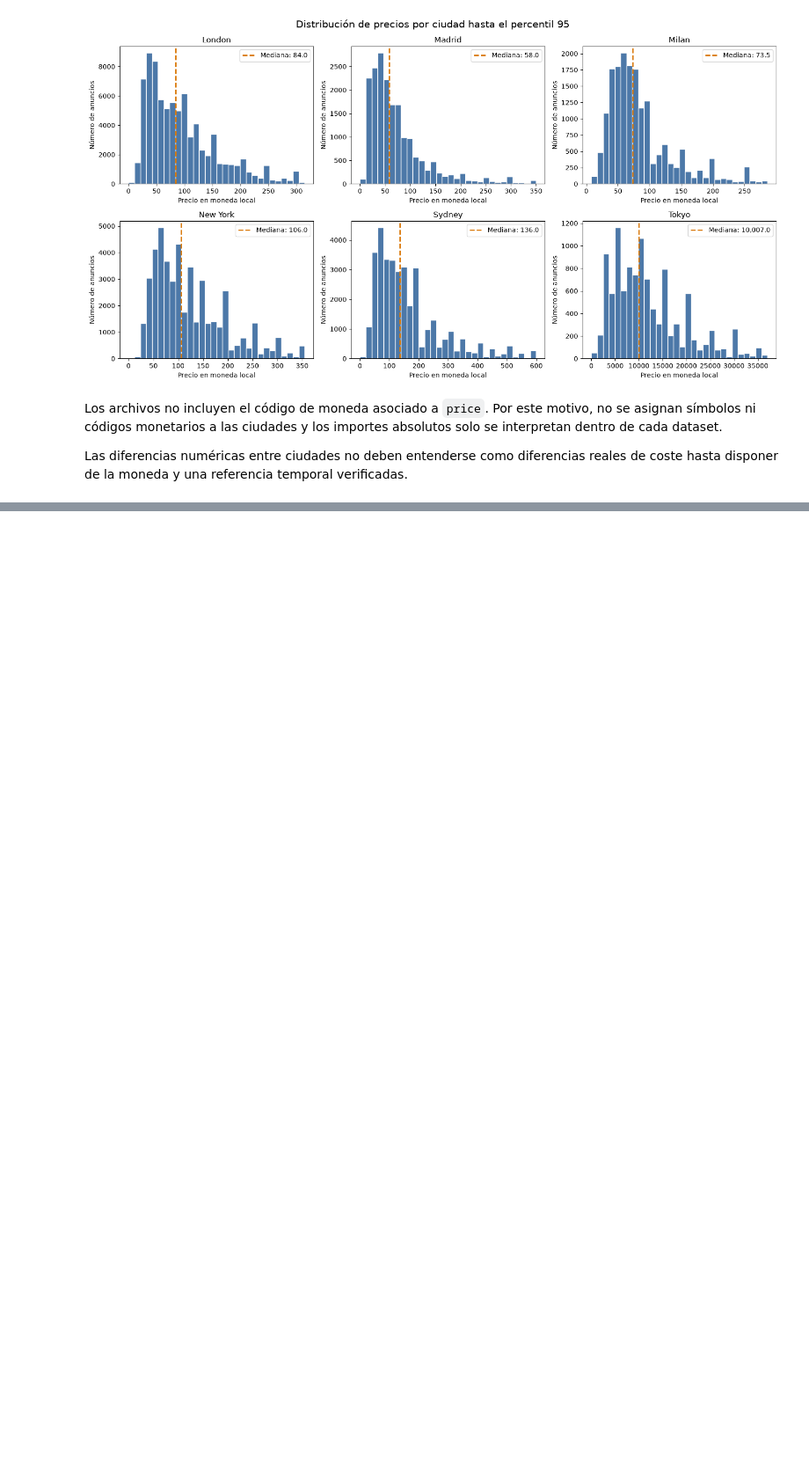
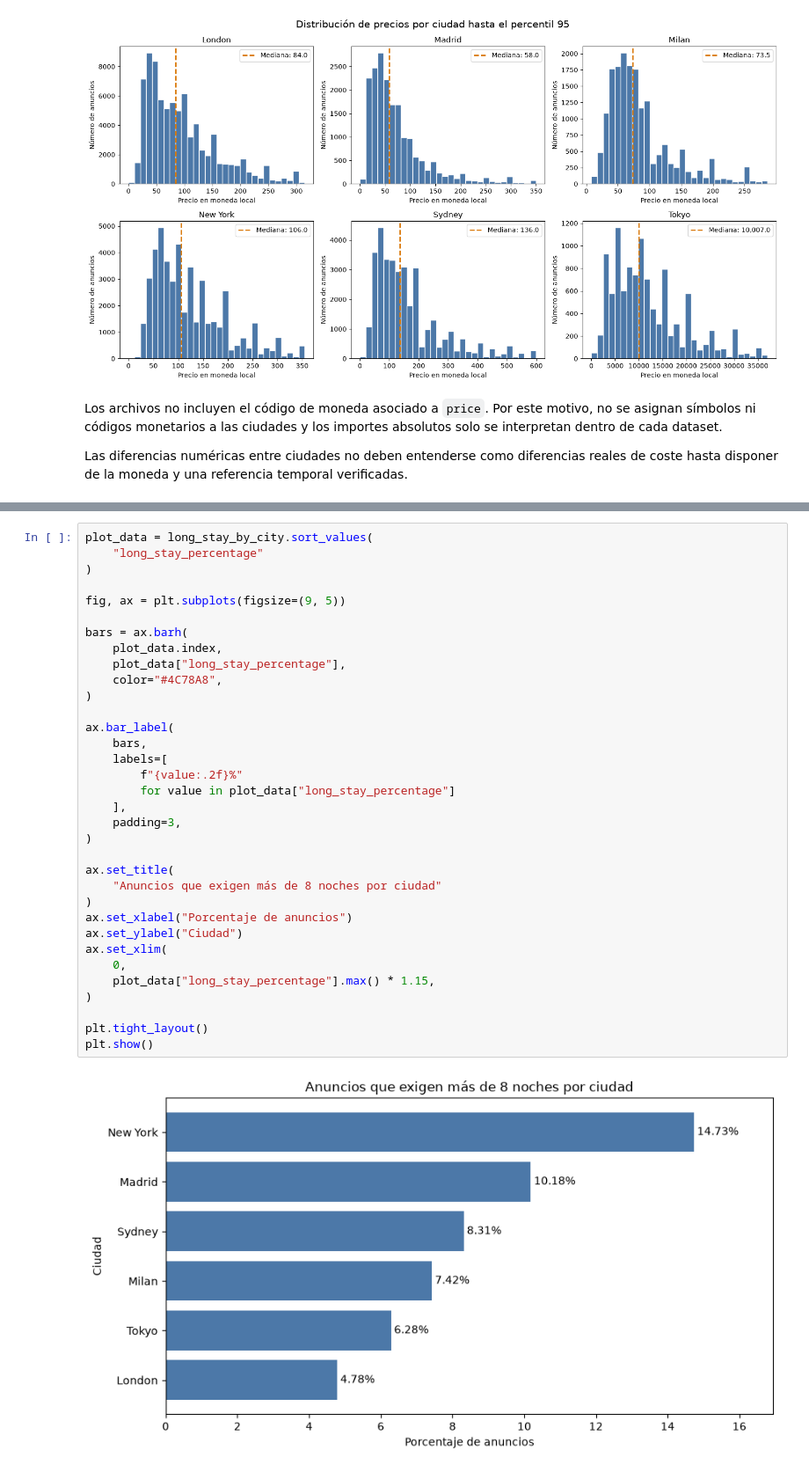
Before and after one commit to Bootcamp-IA-MAD-P7/project8-ad1, a Jupyter notebook: notebooks/03_exploratory_analysis.ipynb, the cells around one changed output, grey strips where cells are left out. Shown at 88% size. Saved outputs shown, nothing was run; the diff lists cells and outputs as text; blank space fills up the shorter version.

```diff
--- a/notebooks/03_exploratory_analysis.ipynb
+++ b/notebooks/03_exploratory_analysis.ipynb
@@ -358,0 +586,36 @@ de coste hasta disponer de la moneda y una referencia temporal verificadas.
+# %%
+plot_data = long_stay_by_city.sort_values(
+    "long_stay_percentage"
+)
+
+fig, ax = plt.subplots(figsize=(9, 5))
+
+bars = ax.barh(
+    plot_data.index,
+    plot_data["long_stay_percentage"],
+    color="#4C78A8",
+)
+
+ax.bar_label(
+    bars,
+    labels=[
+        f"{value:.2f}%"
+        for value in plot_data["long_stay_percentage"]
+    ],
+    padding=3,
+)
+
+ax.set_title(
+    "Anuncios que exigen más de 8 noches por ciudad"
+)
+ax.set_xlabel("Porcentaje de anuncios")
+ax.set_ylabel("Ciudad")
+ax.set_xlim(
+    0,
+    plot_data["long_stay_percentage"].max() * 1.15,
+)
+
+plt.tight_layout()
+plt.show()
+# %% [output]
+[figure, added]
```
Also changed, not shown: parts of 15 cells of this notebook, 3 other files.
